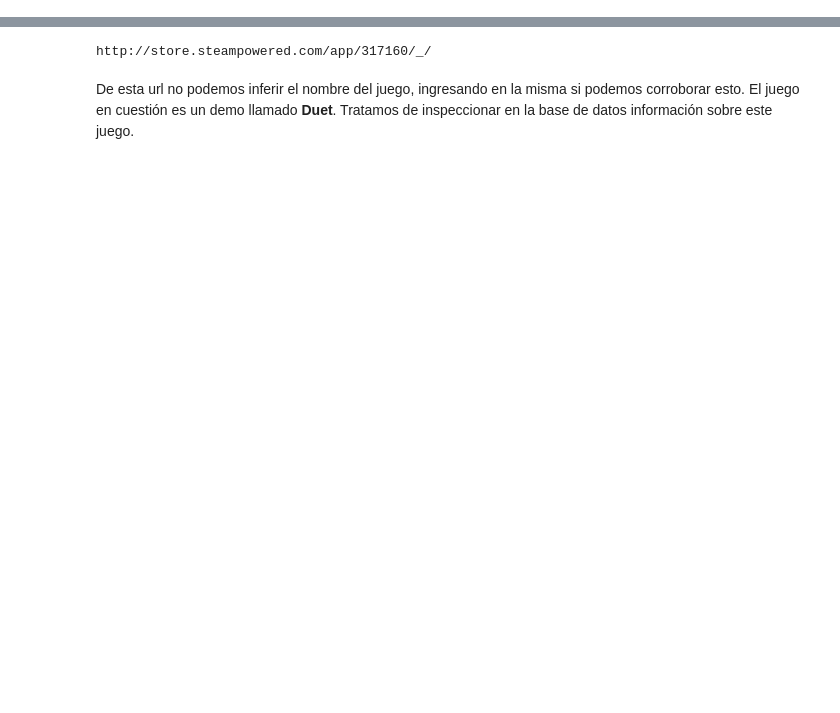
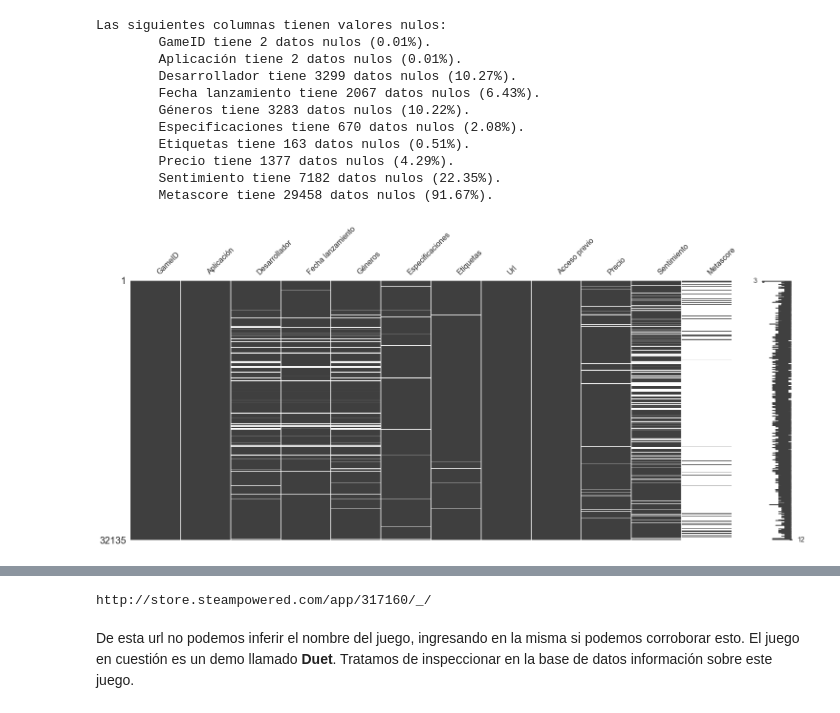
Before and after one commit to aaerror/Steam, a Jupyter notebook: Proyecto 03.ipynb, the cells around one changed output, grey strips where cells are left out. Drawn from its saved outputs; the diff is of its cells as text; code cells hidden in the pictures; blank space fills up the shorter version.

```diff
--- a/Proyecto 03.ipynb
+++ b/Proyecto 03.ipynb
@@ -72,0 +186,6 @@ reviews.head()
+# %%
+data_games = []
+games_dir = '..\Proyecto III\steam_games.json.gz'
+for games in parse(games_dir):
+    data_games.append(games)
+#games = pd.read_json(games_dir, compression='gzip', lines=False, orient='split', typ='series')
@@ -72,0 +194,3 @@ reviews.head()
+# %%
+games = pd.DataFrame(data_games)
+games.sample(10)
@@ -72,0 +242,13 @@ reviews.head()
+# %%
+columns = ['id', 'app_name', 'developer', 'title', 'release_date', 'genres', 'specs', 'tags', 'url', 'early_access',
+           'sentiment', 'metascore']
+games.drop(columns=['discount_price', 'publisher', 'reviews_url', 'title'], inplace=True)
+
+mapper = { 'id': 'GameID', 'app_name': 'Aplicación', 'developer': 'Desarrollador', 'release_date': 'Fecha lanzamiento',
+           'genres': 'Géneros', 'specs': 'Especificaciones', 'tags': 'Etiquetas', 'url': 'Url',
+           'early_access': 'Acceso previo', 'price': 'Precio', 'sentiment': 'Sentimiento', 'metascore': 'Metascore' }
+games.rename(columns=mapper, inplace=True)
+games = games.reindex(columns=['GameID', 'Aplicación', 'Desarrollador', 'Fecha lanzamiento', 'Géneros',
+                               'Especificaciones', 'Etiquetas', 'Url', 'Acceso previo', 'Precio', 'Sentimiento',
+                               'Metascore'])
+games.head()
@@ -72,0 +264,6 @@ reviews.head()
+# %%
+print(f'Shape: { games.shape }\n', )
+games['Aplicación'] = games['Aplicación'].astype('string')
+games['Desarrollador'] = games['Desarrollador'].astype('string')
+games['Url'] = games['Url'].astype('string')
+games.info(verbose=True)
@@ -72,0 +288,27 @@ reviews.head()
+# %%
+column = ''
+for i in games.columns:
+    if games[i].isna().sum() > 0:
+        #isna_count = properati[i].isna().sum()
+        cantidad = games[i].isna().sum()
+        total = len(games)
+        porcentaje = round(cantidad*100/total, 2)
+        column += f'\t{ i } tiene { games[i].isna().sum() } datos nulos ({ porcentaje }%).\n'
+print('Las siguientes columnas tienen valores nulos:')
+print(column)
+
+msno.matrix(games)
+plt.show()
+# %% [output]
+Las siguientes columnas tienen valores nulos:
+        GameID tiene 2 datos nulos (0.01%).
+        Aplicación tiene 2 datos nulos (0.01%).
+        Desarrollador tiene 3299 datos nulos (10.27%).
+        Fecha lanzamiento tiene 2067 datos nulos (6.43%).
+        Géneros tiene 3283 datos nulos (10.22%).
+        Especificaciones tiene 670 datos nulos (2.08%).
+        Etiquetas tiene 163 datos nulos (0.51%).
+        Precio tiene 1377 datos nulos (4.29%).
+        Sentimiento tiene 7182 datos nulos (22.35%).
+        Metascore tiene 29458 datos nulos (91.67%).
+[figure, added]
```
Also changed, not shown: parts of 217 cells of this notebook, 1 other file.
